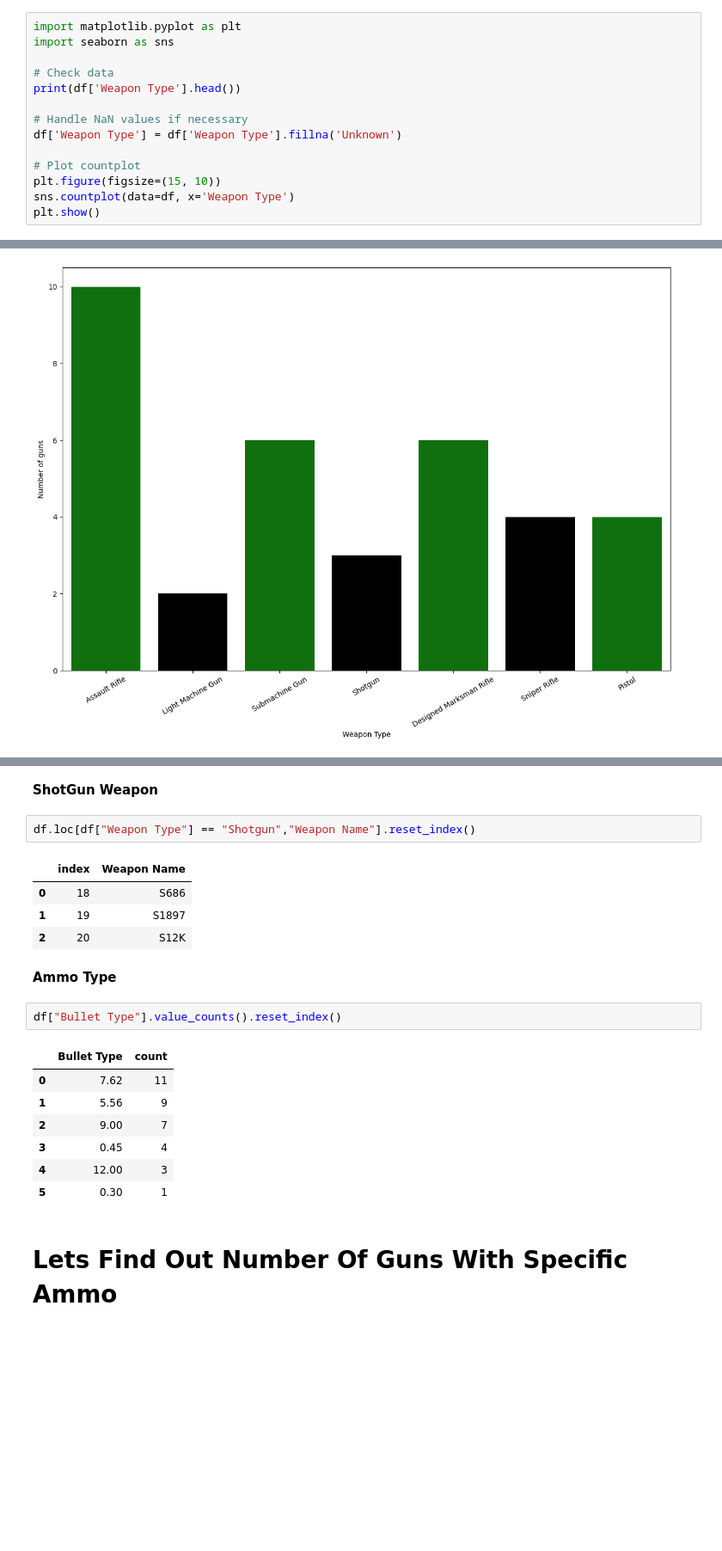
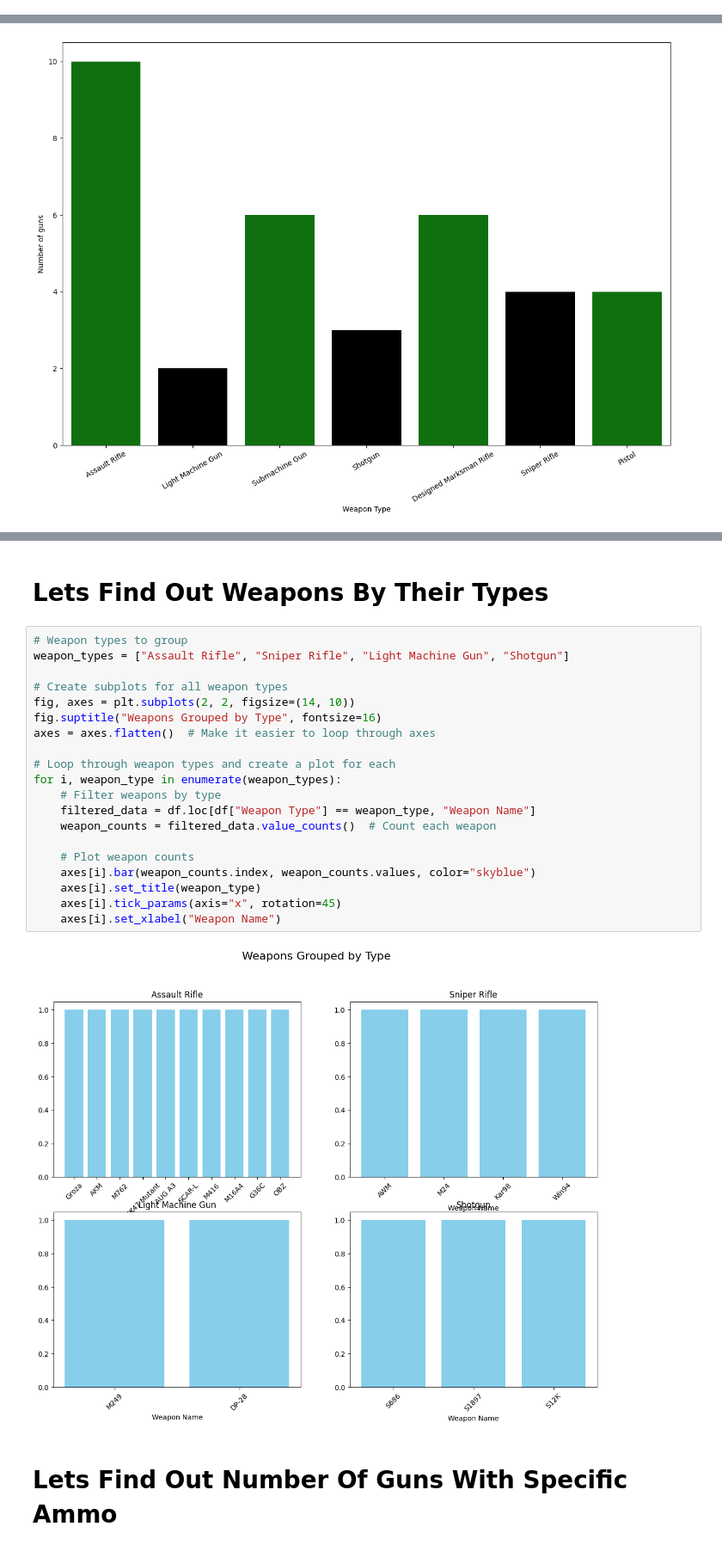
Before and after one commit to kumawatmanish05/BGMI_Weapon_EDA, a Jupyter notebook: bgmi-weapon-stats.ipynb, the cells around one changed output, grey strips where cells are left out. Shown: that part at 86% size. Saved outputs shown, nothing was run; the diff lists cells and outputs as text; blank space fills up the shorter version.

Commit message:
Kaggle Notebook | BGMI_Weapon_Stats | Version 12

```diff
--- a/bgmi-weapon-stats.ipynb
+++ b/bgmi-weapon-stats.ipynb
@@ -58,17 +60,3 @@ df.dropna(axis=0,inplace=True)
 df.shape
 # %% [output]
 (35, 20)
-# %%
-import matplotlib.pyplot as plt
-import seaborn as sns
-
-# Check data
-print(df['Weapon Type'].head())
-
-# Handle NaN values if necessary
-df['Weapon Type'] = df['Weapon Type'].fillna('Unknown')
-
-# Plot countplot
-plt.figure(figsize=(15, 10))
-sns.countplot(data=df, x='Weapon Type')
-plt.show()
@@ -140,23 +91,26 @@ df.loc[df["Weapon Type"]=="Light Machine Gun","Weapon Name"].reset_index()
-# %% [markdown]
-**ShotGun Weapon**
-# %%
-df.loc[df["Weapon Type"] == "Shotgun","Weapon Name"].reset_index()
-# %% [output]
-|  | index | Weapon Name |
-| 0 | 18 | S686 |
-| 1 | 19 | S1897 |
-| 2 | 20 | S12K |
-# %% [markdown]
-**Ammo Type**
-# %%
-df["Bullet Type"].value_counts().reset_index()
-# %% [output]
-|  | Bullet Type | count |
-| 0 | 7.62 | 11 |
-| 1 | 5.56 | 9 |
-| 2 | 9.00 | 7 |
-| 3 | 0.45 | 4 |
-| 4 | 12.00 | 3 |
-| 5 | 0.30 | 1 |
+# %% [markdown]
+# Lets Find Out Weapons By Their Types
+# %%
+# Weapon types to group
+weapon_types = ["Assault Rifle", "Sniper Rifle", "Light Machine Gun", "Shotgun"]
+
+# Create subplots for all weapon types
+fig, axes = plt.subplots(2, 2, figsize=(14, 10))
+fig.suptitle("Weapons Grouped by Type", fontsize=16)
+axes = axes.flatten()  # Make it easier to loop through axes
+
+# Loop through weapon types and create a plot for each
+for i, weapon_type in enumerate(weapon_types):
+    # Filter weapons by type
+    filtered_data = df.loc[df["Weapon Type"] == weapon_type, "Weapon Name"]
+    weapon_counts = filtered_data.value_counts()  # Count each weapon
+
+    # Plot weapon counts
+    axes[i].bar(weapon_counts.index, weapon_counts.values, color="skyblue")
+    axes[i].set_title(weapon_type)
+    axes[i].tick_params(axis="x", rotation=45)
+    axes[i].set_xlabel("Weapon Name")
+# %% [output]
+[figure, added]
 # %% [markdown]
 # Lets Find Out Number Of Guns With Specific Ammo
```
Also changed, not shown: parts of 16 cells of this notebook.
